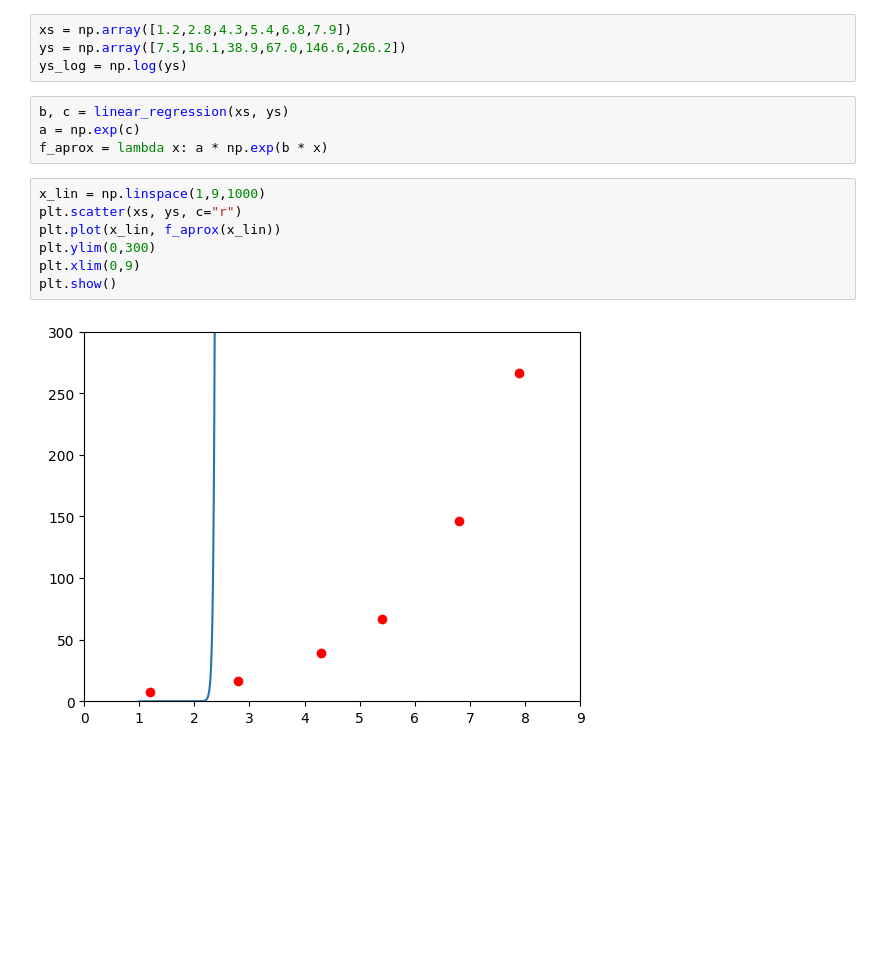
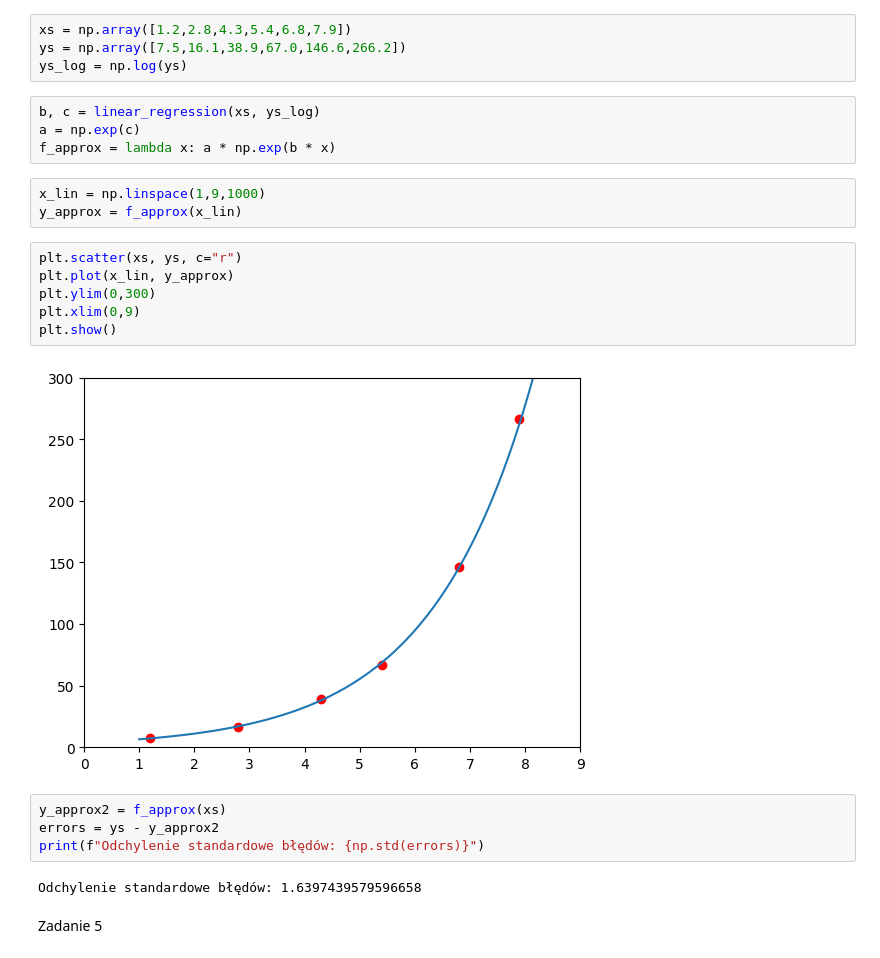
Before and after one commit to rafglo/Metody-numeryczne, a Jupyter notebook: lista5.ipynb, the cells around one changed output. Cells and saved outputs as stored; diff of their text form; blank space fills up the shorter version.

```diff
--- a/lista5.ipynb
+++ b/lista5.ipynb
@@ -84,15 +85,25 @@ xs = np.array([1.2,2.8,4.3,5.4,6.8,7.9])
 ys = np.array([7.5,16.1,38.9,67.0,146.6,266.2])
 ys_log = np.log(ys)
 # %%
-b, c = linear_regression(xs, ys)
+b, c = linear_regression(xs, ys_log)
 a = np.exp(c)
-f_aprox = lambda x: a * np.exp(b * x)
+f_approx = lambda x: a * np.exp(b * x)
+# %%
+x_lin = np.linspace(1,9,1000)
+y_approx = f_approx(x_lin)
 # %%
-x_lin = np.linspace(1,9,1000)
 plt.scatter(xs, ys, c="r")
-plt.plot(x_lin, f_aprox(x_lin))
+plt.plot(x_lin, y_approx)
 plt.ylim(0,300)
 plt.xlim(0,9)
 plt.show()
 # %% [output]
-[figure, old version]
+[figure, new version]
+# %%
+y_approx2 = f_approx(xs)
+errors = ys - y_approx2
+print(f"Odchylenie standardowe błędów: {np.std(errors)}")
+# %% [output]
+Odchylenie standardowe błędów: 1.6397439579596658
+# %% [markdown]
+Zadanie 5
```
Also changed, not shown: parts of 13 cells of this notebook.
